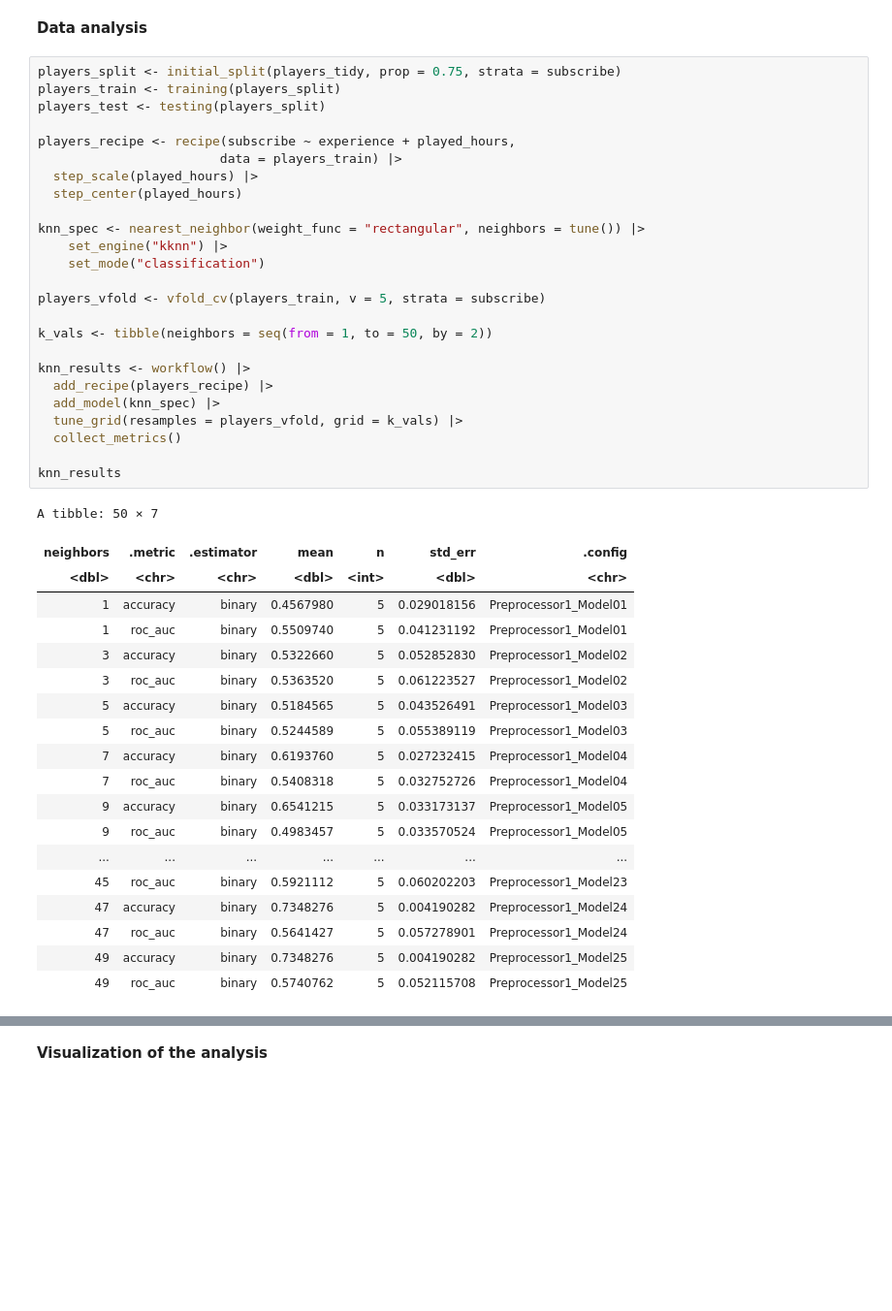
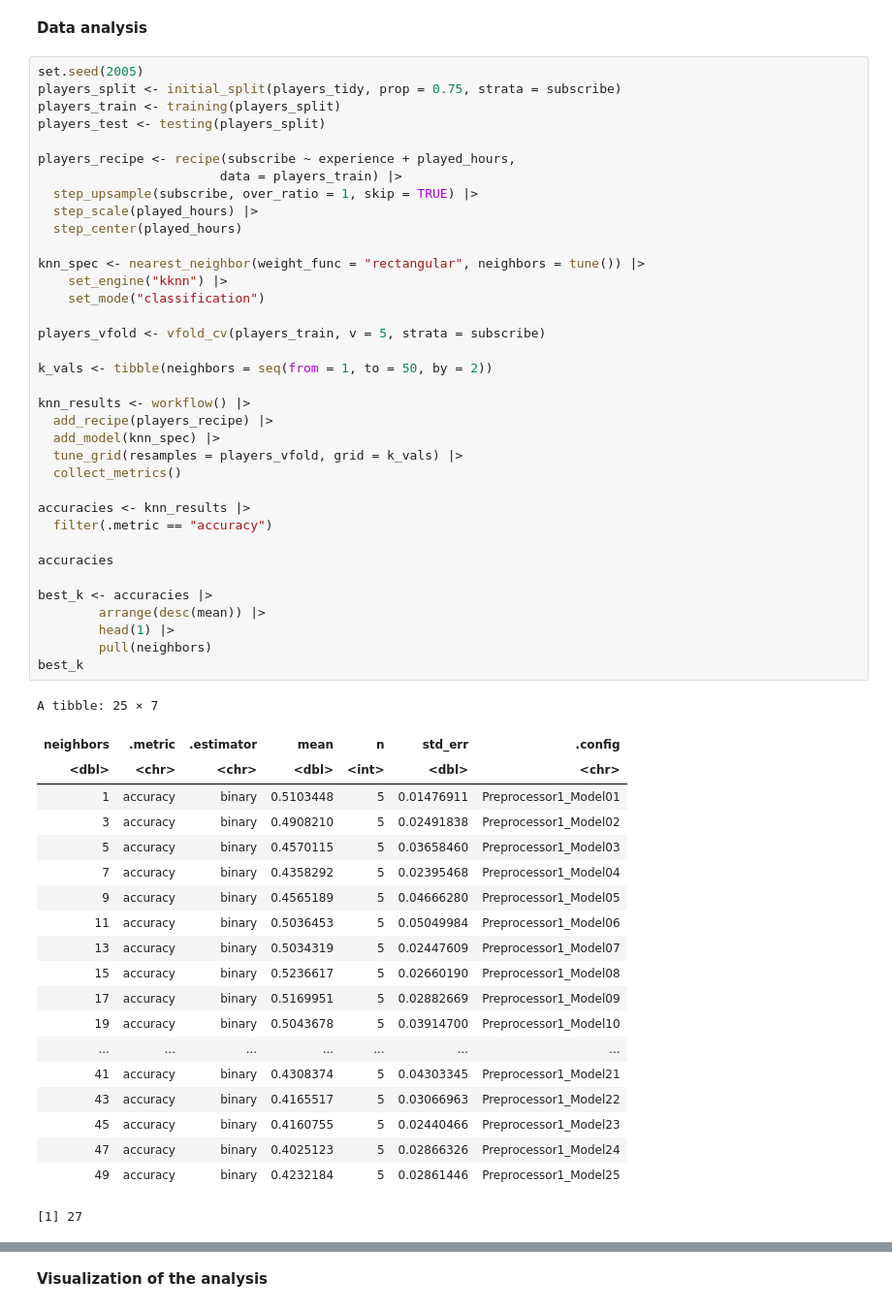
Before and after one commit to duybau2006/Data-Science-100-Group-Project, a Jupyter notebook: Group Project Final Report.ipynb, the cells around one changed output, grey strips where cells are left out. Shown at 97% size. Drawn from its saved outputs; the diff is of its cells as text; blank space fills up the shorter version.

```diff
--- a/Group Project Final Report.ipynb
+++ b/Group Project Final Report.ipynb
@@ -245,47 +241,59 @@ player_subscribe_plot
 # %% [markdown]
 **Data analysis**
 # %%
+set.seed(2005)
 players_split <- initial_split(players_tidy, prop = 0.75, strata = subscribe)
 players_train <- training(players_split)
 players_test <- testing(players_split)
 
 players_recipe <- recipe(subscribe ~ experience + played_hours,
                         data = players_train) |>
+  step_upsample(subscribe, over_ratio = 1, skip = TRUE) |>
   step_scale(played_hours) |>
   step_center(played_hours)
 
 knn_spec <- nearest_neighbor(weight_func = "rectangular", neighbors = tune()) |>
     set_engine("kknn") |>
     set_mode("classification")
 
 players_vfold <- vfold_cv(players_train, v = 5, strata = subscribe)
 
 k_vals <- tibble(neighbors = seq(from = 1, to = 50, by = 2))
 
 knn_results <- workflow() |>
   add_recipe(players_recipe) |>
   add_model(knn_spec) |>
   tune_grid(resamples = players_vfold, grid = k_vals) |>
   collect_metrics()
 
-knn_results
+accuracies <- knn_results |>
+  filter(.metric == "accuracy")
+
+accuracies
+
+best_k <- accuracies |>
+        arrange(desc(mean)) |>
+        head(1) |>
+        pull(neighbors)
+best_k
 # %% [output]
-A tibble: 50 × 7
+A tibble: 25 × 7
 | neighbors | .metric | .estimator | mean | n | std_err | .config |
 | <dbl> | <chr> | <chr> | <dbl> | <int> | <dbl> | <chr> |
-| 1 | accuracy | binary | 0.4567980 | 5 | 0.029018156 | Preprocessor1_Model01 |
-| 1 | roc_auc | binary | 0.5509740 | 5 | 0.041231192 | Preprocessor1_Model01 |
-| 3 | accuracy | binary | 0.5322660 | 5 | 0.052852830 | Preprocessor1_Model02 |
-| 3 | roc_auc | binary | 0.5363520 | 5 | 0.061223527 | Preprocessor1_Model02 |
-| 5 | accuracy | binary | 0.5184565 | 5 | 0.043526491 | Preprocessor1_Model03 |
-| 5 | roc_auc | binary | 0.5244589 | 5 | 0.055389119 | Preprocessor1_Model03 |
-| 7 | accuracy | binary | 0.6193760 | 5 | 0.027232415 | Preprocessor1_Model04 |
-| 7 | roc_auc | binary | 0.5408318 | 5 | 0.032752726 | Preprocessor1_Model04 |
-| 9 | accuracy | binary | 0.6541215 | 5 | 0.033173137 | Preprocessor1_Model05 |
-| 9 | roc_auc | binary | 0.4983457 | 5 | 0.033570524 | Preprocessor1_Model05 |
+| 1 | accuracy | binary | 0.5103448 | 5 | 0.01476911 | Preprocessor1_Model01 |
+| 3 | accuracy | binary | 0.4908210 | 5 | 0.02491838 | Preprocessor1_Model02 |
+| 5 | accuracy | binary | 0.4570115 | 5 | 0.03658460 | Preprocessor1_Model03 |
+| 7 | accuracy | binary | 0.4358292 | 5 | 0.02395468 | Preprocessor1_Model04 |
+| 9 | accuracy | binary | 0.4565189 | 5 | 0.04666280 | Preprocessor1_Model05 |
+| 11 | accuracy | binary | 0.5036453 | 5 | 0.05049984 | Preprocessor1_Model06 |
+| 13 | accuracy | binary | 0.5034319 | 5 | 0.02447609 | Preprocessor1_Model07 |
+| 15 | accuracy | binary | 0.5236617 | 5 | 0.02660190 | Preprocessor1_Model08 |
+| 17 | accuracy | binary | 0.5169951 | 5 | 0.02882669 | Preprocessor1_Model09 |
+| 19 | accuracy | binary | 0.5043678 | 5 | 0.03914700 | Preprocessor1_Model10 |
 | ... | ... | ... | ... | ... | ... | ... |
-| 45 | roc_auc | binary | 0.5921112 | 5 | 0.060202203 | Preprocessor1_Model23 |
-| 47 | accuracy | binary | 0.7348276 | 5 | 0.004190282 | Preprocessor1_Model24 |
-| 47 | roc_auc | binary | 0.5641427 | 5 | 0.057278901 | Preprocessor1_Model24 |
-| 49 | accuracy | binary | 0.7348276 | 5 | 0.004190282 | Preprocessor1_Model25 |
-| 49 | roc_auc | binary | 0.5740762 | 5 | 0.052115708 | Preprocessor1_Model25 |
+| 41 | accuracy | binary | 0.4308374 | 5 | 0.04303345 | Preprocessor1_Model21 |
+| 43 | accuracy | binary | 0.4165517 | 5 | 0.03066963 | Preprocessor1_Model22 |
+| 45 | accuracy | binary | 0.4160755 | 5 | 0.02440466 | Preprocessor1_Model23 |
+| 47 | accuracy | binary | 0.4025123 | 5 | 0.02866326 | Preprocessor1_Model24 |
+| 49 | accuracy | binary | 0.4232184 | 5 | 0.02861446 | Preprocessor1_Model25 |
+[1] 27
```
Also changed, not shown: parts of 7 cells of this notebook.
